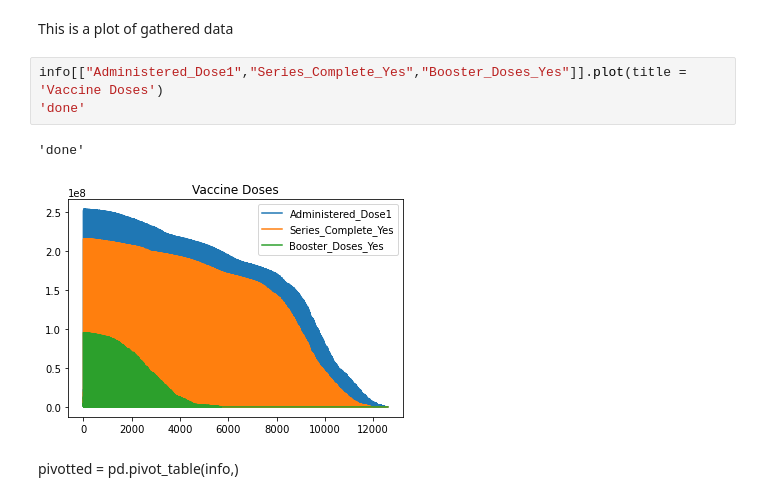
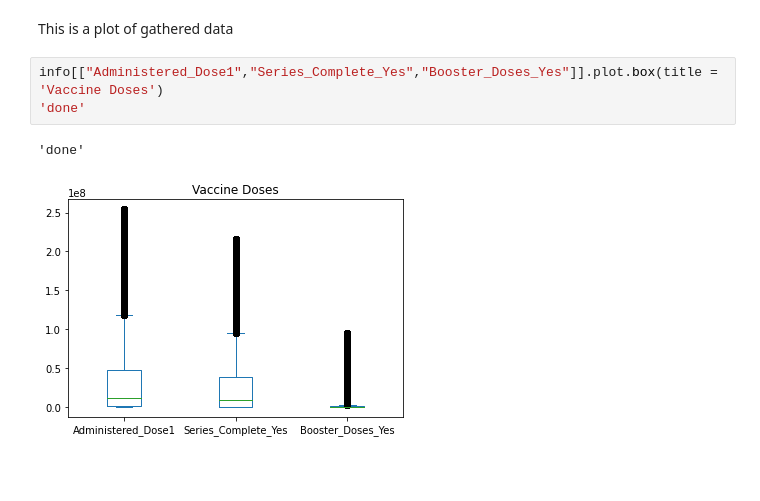
Before and after one commit to LeoraKelseyBrandeis/cs103a-cpa01, a Jupyter notebook: cpa01.ipynb, the cells around one changed output. Saved outputs shown, nothing was run; the diff lists cells and outputs as text; blank space fills up the shorter version.

```diff
--- a/cpa01.ipynb
+++ b/cpa01.ipynb
@@ -57,10 +71,8 @@ RangeIndex(start=0, stop=12600, step=1)
 # %% [markdown]
 This is a plot of gathered data
 # %%
-info[["Administered_Dose1","Series_Complete_Yes","Booster_Doses_Yes"]].plot(title = 'Vaccine Doses')
+info[["Administered_Dose1","Series_Complete_Yes","Booster_Doses_Yes"]].plot.box(title = 'Vaccine Doses')
 'done'
 # %% [output]
 'done'
-[figure, old version]
+[figure, new version]
-# %% [markdown]
-pivotted = pd.pivot_table(info,)
```
Also changed, not shown: parts of 16 cells of this notebook.
